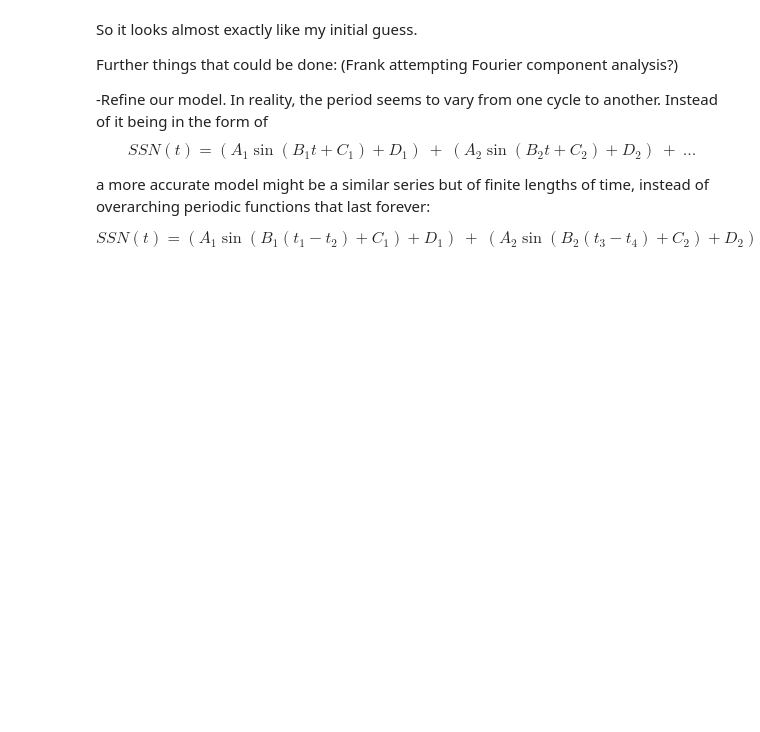
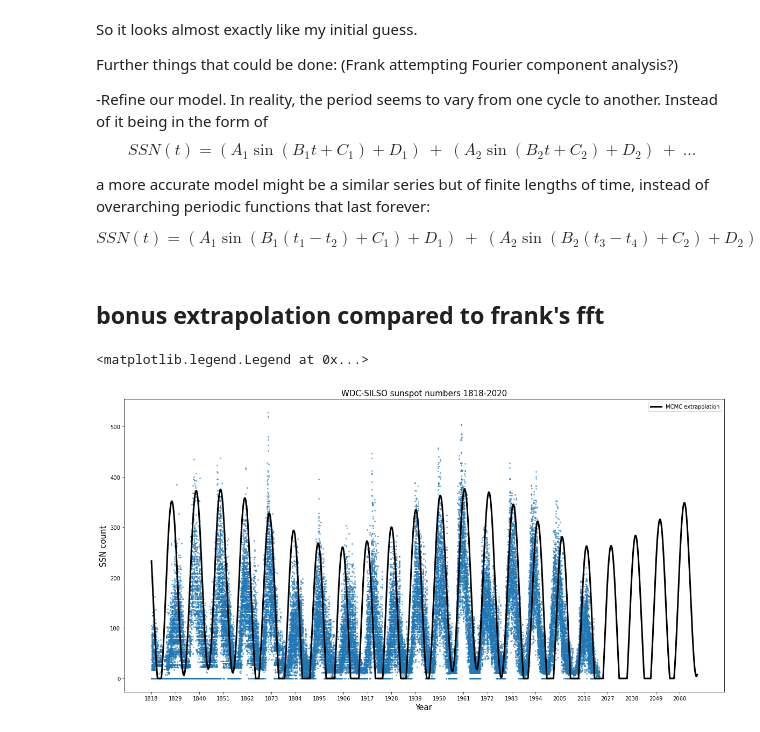
Before and after one commit to christandoi/ast596fds-final, a Jupyter notebook: chris_notebook.ipynb, the cells around one changed output. Saved outputs shown, nothing was run; the diff lists cells and outputs as text; code cells hidden in the pictures; blank space fills up the shorter version.

Commit message:
added MCMC extrapolation, frank's fft

```diff
--- a/chris_notebook.ipynb
+++ b/chris_notebook.ipynb
@@ -461,3 +461,20 @@ a more accurate model might be a similar series but of finite lengths of time, i
 $$
 SSN(t) = \left(A_1\! \sin(B_1(t_1 -t_2) + C_1) + D_1\right) \ + \ \left(A_2\! \sin(B_2(t_3-t_4) + C_2) + D_2\right) \ + \ ...
 $$
+# %% [markdown]
+## bonus extrapolation compared to frank's fft
+# %%
+extrapolated_dates = [date for date in range(90000)]
+extrapolated_dates_deg = [date*np.pi/180 for date in extrapolated_dates]
+
+fig = plt.figure(figsize=(20,10))
+plt.title('WDC-SILSO sunspot numbers 1818-2020', fontsize=15)
+plt.ylabel('SSN count', fontsize=15)
+plt.xlabel('Year', fontsize=15)
+plt.xticks(np.arange(0, len(extrapolated_dates), 11*360), labels=np.arange(1818,2100, 11))
+plt.scatter(dates, cleaned_data, s=4, alpha=0.5)
+plt.plot(extrapolated_dates, ssn_model(*mcmc_res[0], extrapolated_dates_deg), c='k', lw=3, label='MCMC extrapolation')
+plt.legend()
+# %% [output]
+<matplotlib.legend.Legend at 0x...>
+[figure, added]
```
Also changed, not shown: parts of 3 cells of this notebook.
